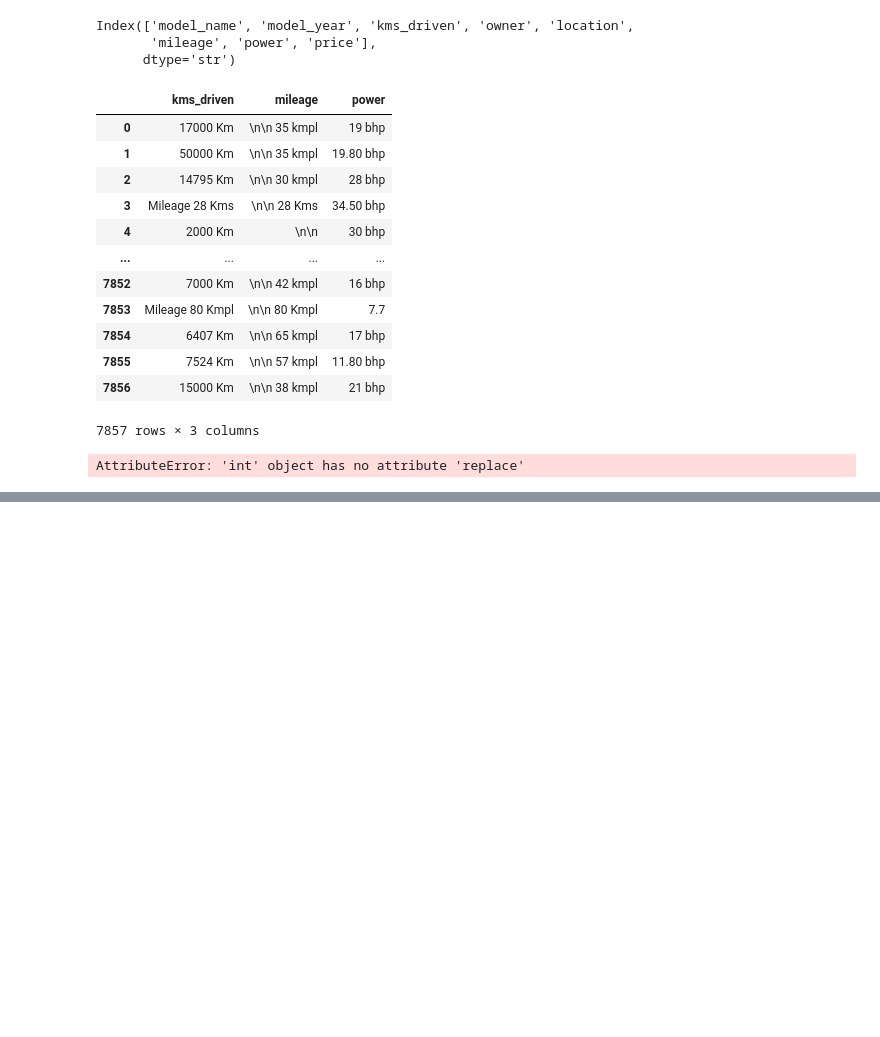
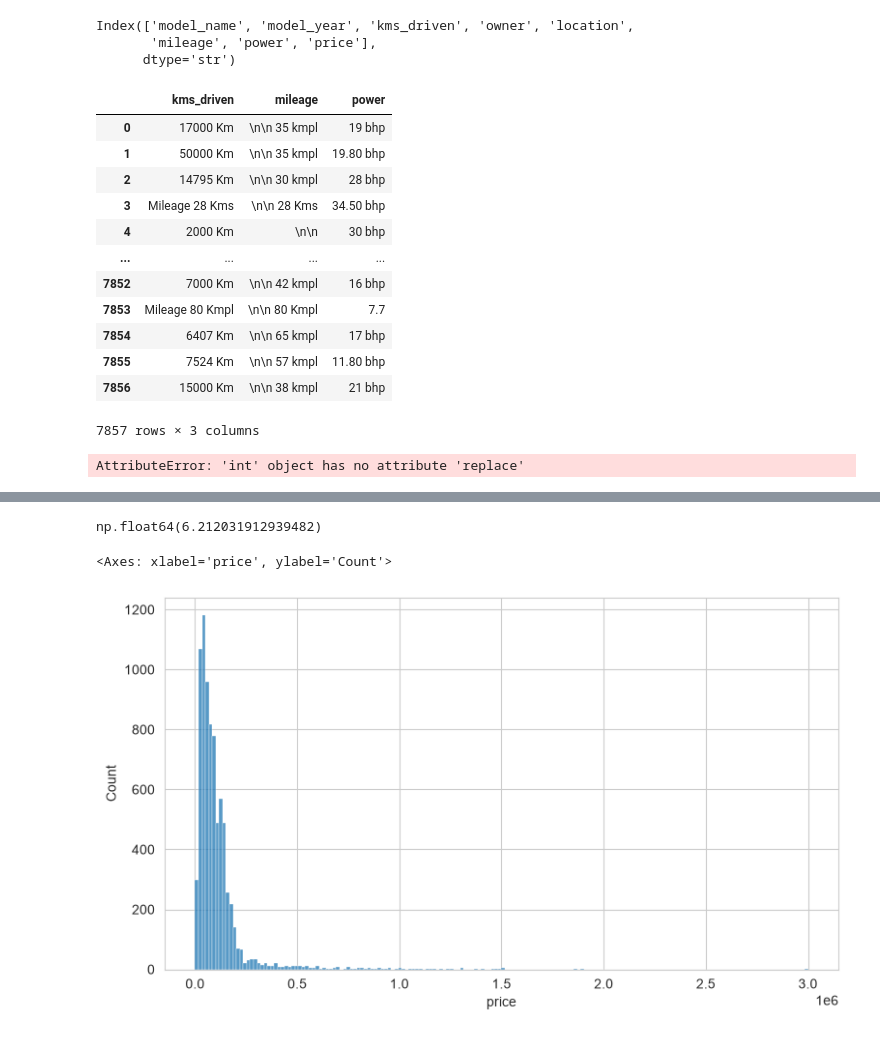
Before and after one commit to durgeshkumarsahu/Machine_learning, a Jupyter notebook: ML_project/first.ipynb, the cells around one changed output, grey strips where cells are left out. Cells and saved outputs as stored; diff of their text form; code cells hidden in the pictures; blank space fills up the shorter version.

```diff
--- a/ML_project/first.ipynb
+++ b/ML_project/first.ipynb
@@ -146,0 +201,4 @@ df[df]
+# %%
+if 'model_year' in df.columns:
+    current_year= pd.Timestamp.today().year
+    df['model_year']= df['model_year'].between(1998,current_year)
@@ -146,0 +221,10 @@ df[df]
+# %%
+if 'model_year' in df.columns:
+    current_year = pd.Timestamp.today().year
+    df['bike_age'] = current_year - df['model_year']
+
+    if "location" in df.columns:
+        df["location"]= df["location"].fillna("unknown")
+
+    print("missing values after basic cleaning:")
+    print(df.isnull().sum())
@@ -146,0 +243,5 @@ df[df]
+# %%
+df_clean = df.copy()
+df_clean.to_csv("Bikes---------,index=False")
+print("Cleaned dataset saved as bikes_cleaned.csv")
+display(df_clean.head())
@@ -146,0 +268,10 @@ df[df]
+# %%
+df_clean['price'].skew()
+# %% [output]
+np.float64(6.212031912939482)
+# %%
+plt.figure(figsize=(9,5))
+sns.histplot(data=df_clean,x='price')
+# %% [output]
+<Axes: xlabel='price', ylabel='Count'>
+[figure, added]
```
Also changed, not shown: parts of 25 cells of this notebook.
